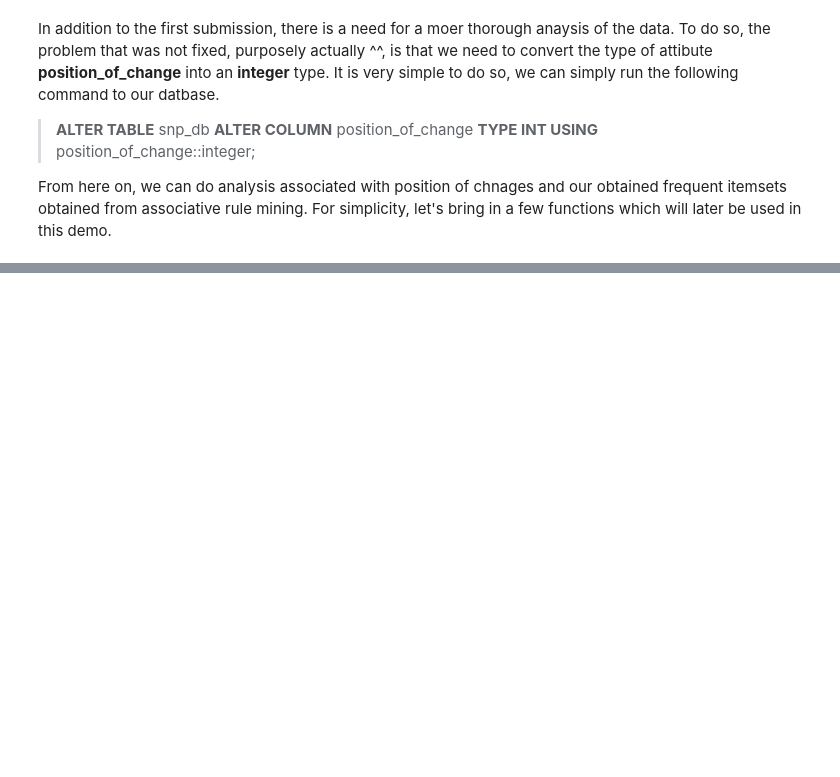
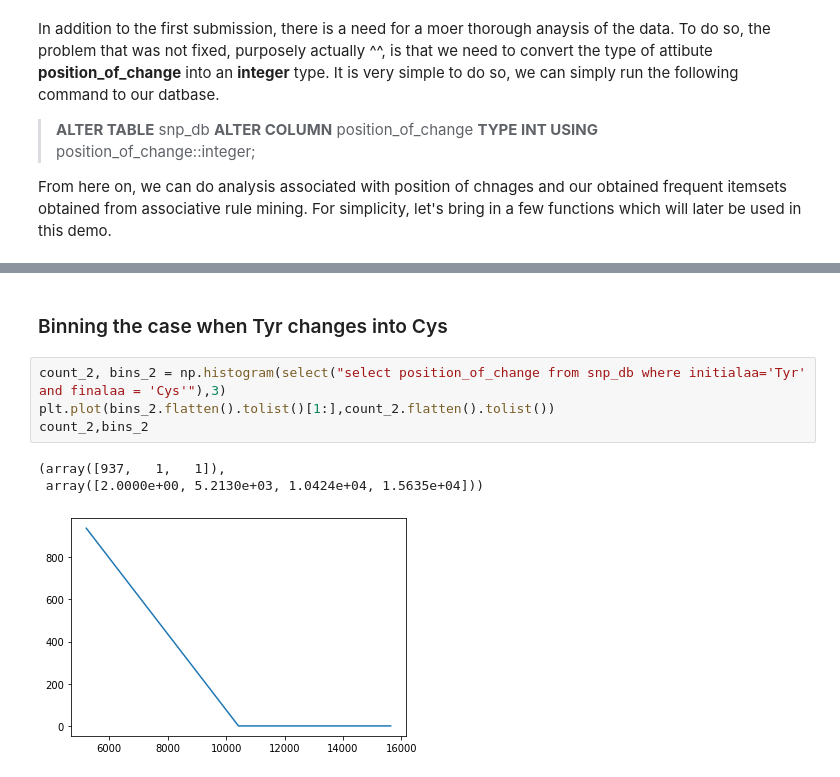
Before and after one commit to kriangsak1997/DatabaseClassProject, a Jupyter notebook: notebooks/Report.ipynb, the cells around one changed output, grey strips where cells are left out. Drawn from its saved outputs; the diff is of its cells as text; blank space fills up the shorter version.

```diff
--- a/notebooks/Report.ipynb
+++ b/notebooks/Report.ipynb
@@ -206,0 +254,10 @@ we shall try to zoom in into each of an associative frequent item sets and see w
+# %% [markdown]
+### Binning the case when Tyr  changes into Cys
+# %%
+count_2, bins_2 = np.histogram(select("select position_of_change from snp_db where initialaa='Tyr' and finalaa = 'Cys'"),3)
+plt.plot(bins_2.flatten().tolist()[1:],count_2.flatten().tolist())
+count_2,bins_2
+# %% [output]
+(array([937,   1,   1]),
+ array([2.0000e+00, 5.2130e+03, 1.0424e+04, 1.5635e+04]))
+[figure, added]
```
Also changed, not shown: parts of 25 cells of this notebook, 3 other files.
